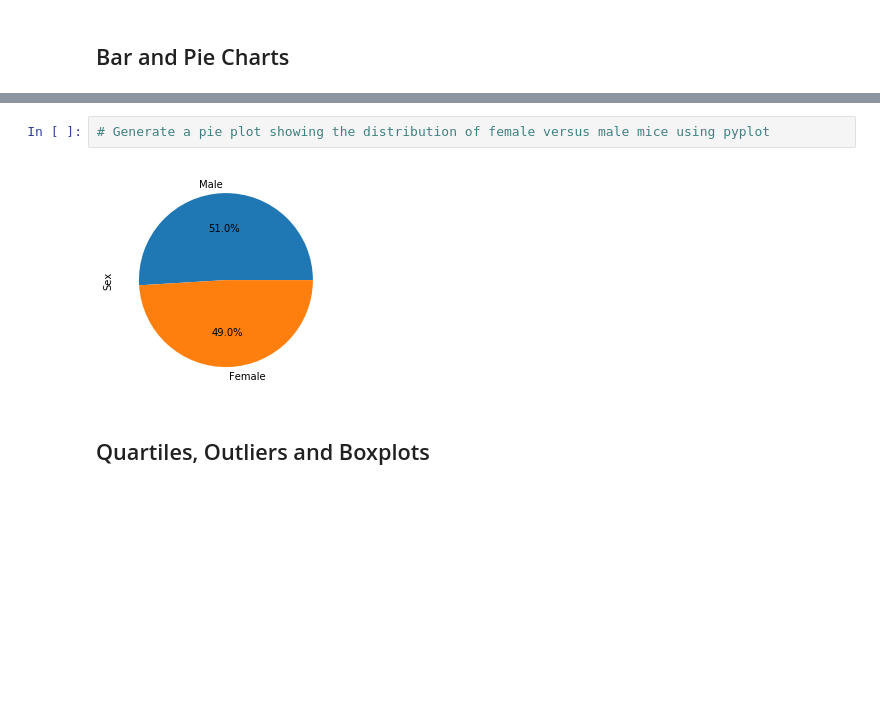
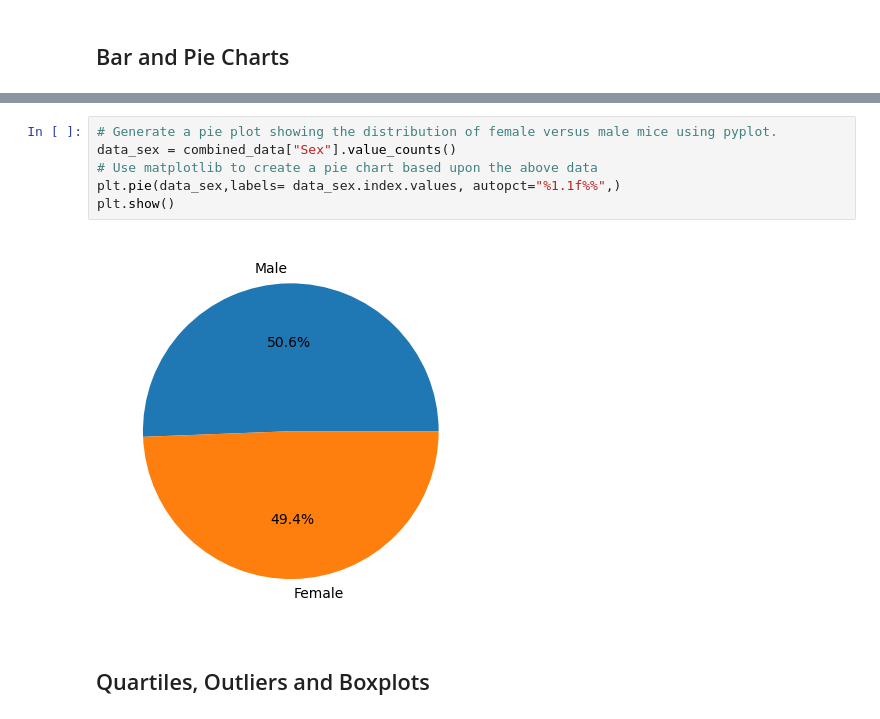
Before and after one commit to matanick1/Jupyter-notebook-Pymaceuticals, a Jupyter notebook: Pymaceuticals Starter Code/pymaceuticals_working.ipynb, the cells around one changed output, grey strips where cells are left out. Saved outputs shown, nothing was run; the diff lists cells and outputs as text; blank space fills up the shorter version.

```diff
--- a/Pymaceuticals Starter Code/pymaceuticals_working.ipynb
+++ b/Pymaceuticals Starter Code/pymaceuticals_working.ipynb
@@ -132,7 +196,11 @@ array(['g989'], dtype=object)
 # %%
-# Generate a pie plot showing the distribution of female versus male mice using pyplot
+# Generate a pie plot showing the distribution of female versus male mice using pyplot.
+data_sex = combined_data["Sex"].value_counts()
+# Use matplotlib to create a pie chart based upon the above data
+plt.pie(data_sex,labels= data_sex.index.values, autopct="%1.1f%%",)
+plt.show()
 # %% [output]
-[figure, old version]
+[figure, new version]
 # %% [markdown]
 ## Quartiles, Outliers and Boxplots
 # %%
```
Also changed, not shown: parts of 11 cells of this notebook.
